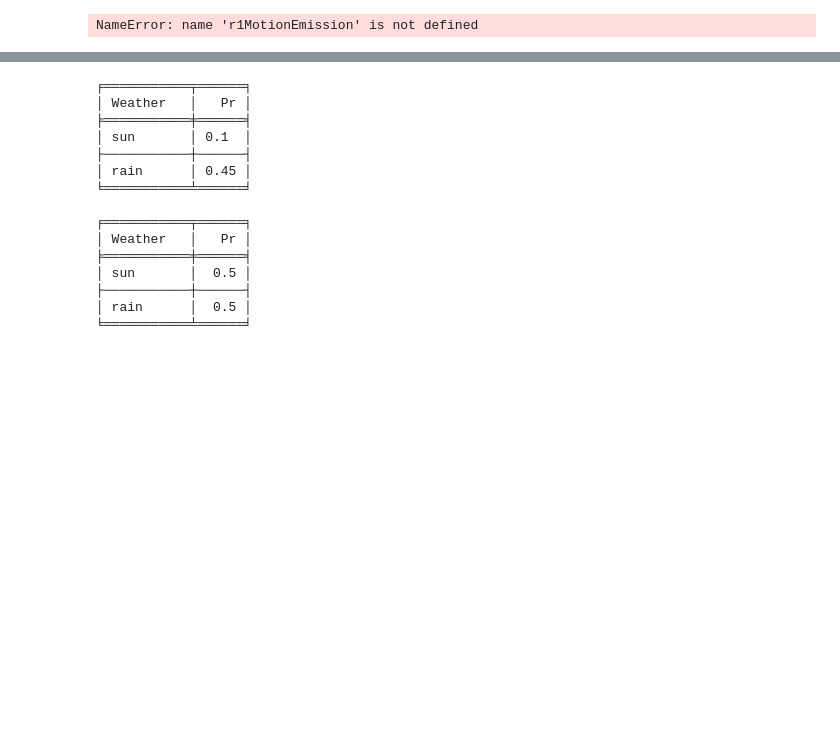
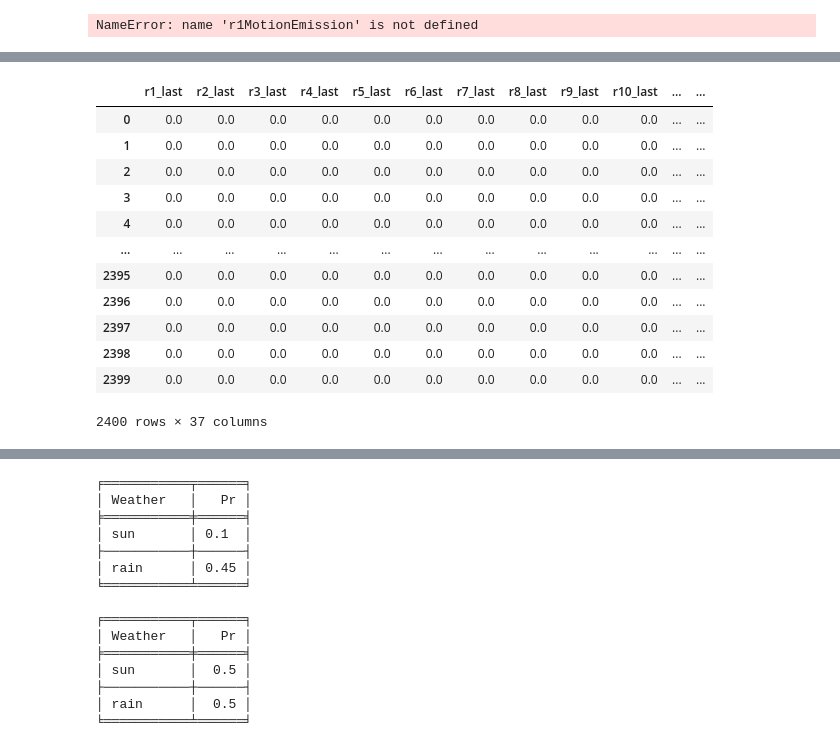
Before and after one commit to william-o-s/comp9418_assignment2, a Jupyter notebook: testing-model/testing_hmm.ipynb, the cells around one changed output, grey strips where cells are left out. Saved outputs shown, nothing was run; the diff lists cells and outputs as text; code cells hidden in the pictures; blank space fills up the shorter version.

```diff
--- a/testing-model/testing_hmm.ipynb
+++ b/testing-model/testing_hmm.ipynb
@@ -402,0 +419,25 @@ NameError: name 'r1MotionEmission' is not defined
+# %%
+shifted = training.shift(1)
+shifted.iloc[0,17:53] = 0
+shifted.iloc[0,53] = 40.0
+# %%
+names = shifted.iloc[:,17:54].columns
+names = [i+'_last' for i in names]
+shifted = shifted.iloc[:,17:54]
+shifted.columns = names
+# %%
+shifted
+# %% [output]
+|  | r1_last | r2_last | r3_last | r4_last | r5_last | r6_last | r7_last | r8_last | r9_last | r10_last | ... | ... |
+| 0 | 0.0 | 0.0 | 0.0 | 0.0 | 0.0 | 0.0 | 0.0 | 0.0 | 0.0 | 0.0 | ... | ... |
+| 1 | 0.0 | 0.0 | 0.0 | 0.0 | 0.0 | 0.0 | 0.0 | 0.0 | 0.0 | 0.0 | ... | ... |
+| 2 | 0.0 | 0.0 | 0.0 | 0.0 | 0.0 | 0.0 | 0.0 | 0.0 | 0.0 | 0.0 | ... | ... |
+| 3 | 0.0 | 0.0 | 0.0 | 0.0 | 0.0 | 0.0 | 0.0 | 0.0 | 0.0 | 0.0 | ... | ... |
+| 4 | 0.0 | 0.0 | 0.0 | 0.0 | 0.0 | 0.0 | 0.0 | 0.0 | 0.0 | 0.0 | ... | ... |
+| ... | ... | ... | ... | ... | ... | ... | ... | ... | ... | ... | ... | ... |
+| 2395 | 0.0 | 0.0 | 0.0 | 0.0 | 0.0 | 0.0 | 0.0 | 0.0 | 0.0 | 0.0 | ... | ... |
+| 2396 | 0.0 | 0.0 | 0.0 | 0.0 | 0.0 | 0.0 | 0.0 | 0.0 | 0.0 | 0.0 | ... | ... |
+| 2397 | 0.0 | 0.0 | 0.0 | 0.0 | 0.0 | 0.0 | 0.0 | 0.0 | 0.0 | 0.0 | ... | ... |
+| 2398 | 0.0 | 0.0 | 0.0 | 0.0 | 0.0 | 0.0 | 0.0 | 0.0 | 0.0 | 0.0 | ... | ... |
+| 2399 | 0.0 | 0.0 | 0.0 | 0.0 | 0.0 | 0.0 | 0.0 | 0.0 | 0.0 | 0.0 | ... | ... |
+2400 rows × 37 columns
```
Also changed, not shown: parts of 4 cells of this notebook, 5 other files.
